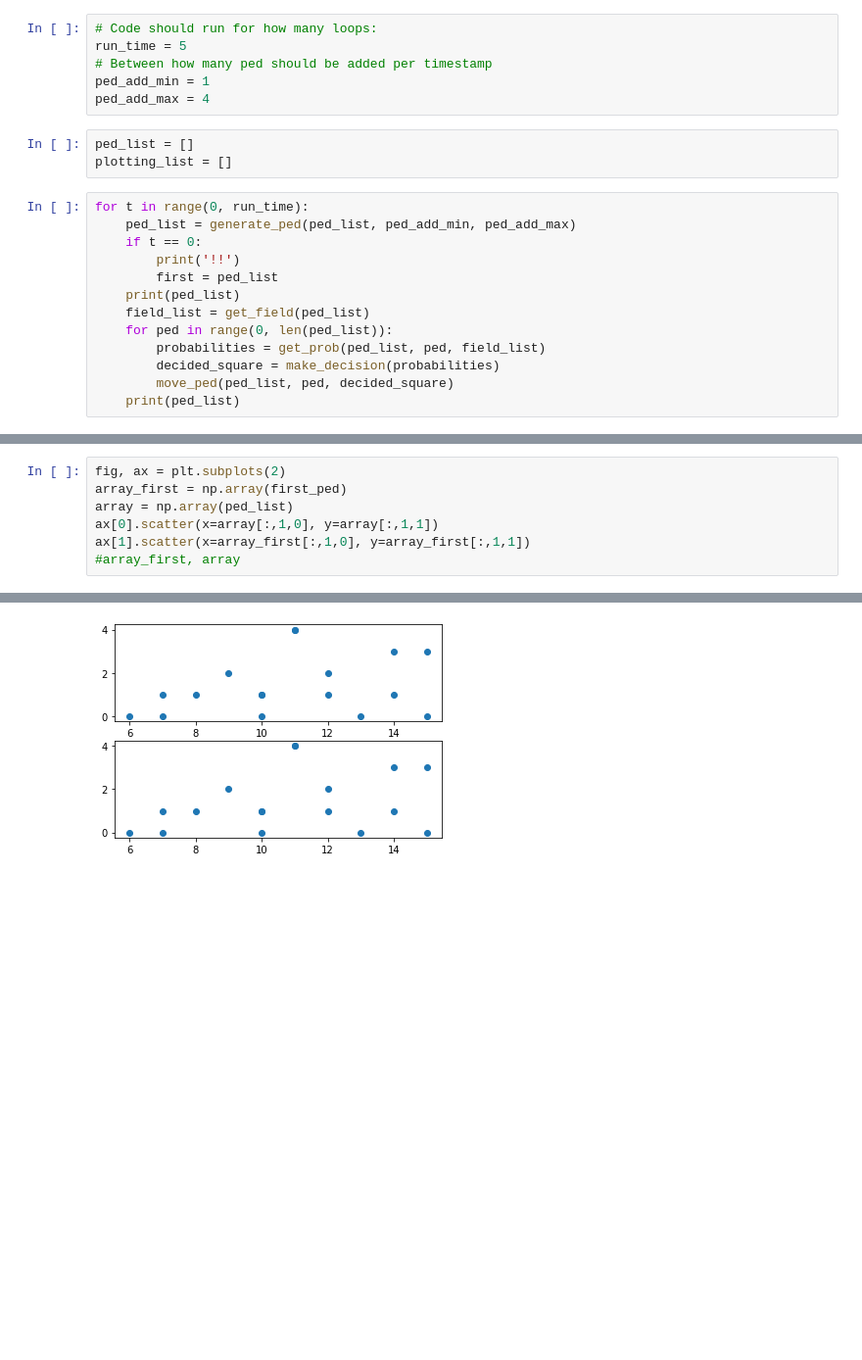
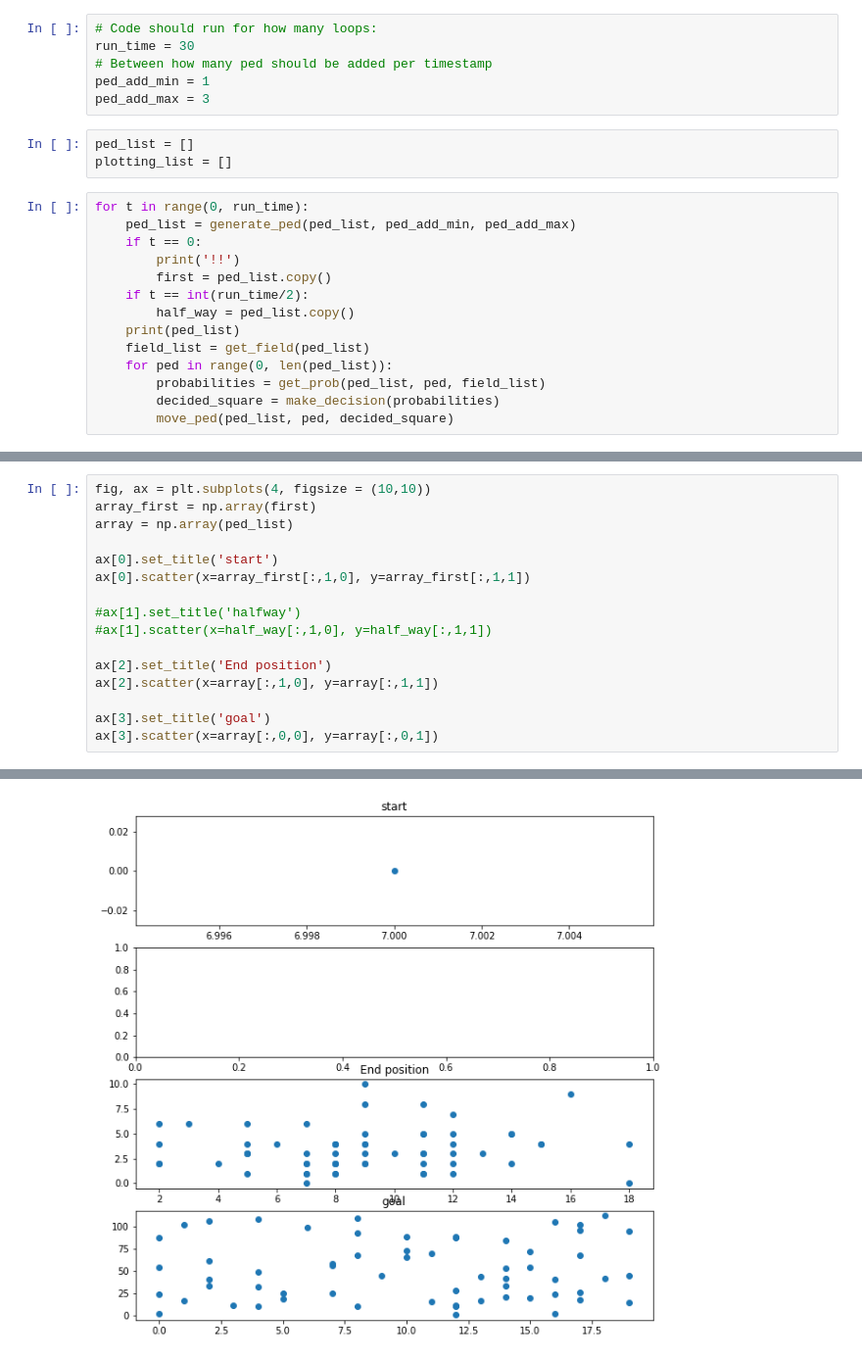
Before and after one commit to nielsvanesseveldt/Sociophysics2, a Jupyter notebook: joined_program.ipynb, the cells around one changed output, grey strips where cells are left out. Shown: that part at 98% size. Drawn from its saved outputs; the diff is of its cells as text; blank space fills up the shorter version.

```diff
--- a/joined_program.ipynb
+++ b/joined_program.ipynb
@@ -9,10 +10,10 @@ import matplotlib.pyplot as plt
 Input:
 # %%
 # Code should run for how many loops:
-run_time = 5
+run_time = 30
 # Between how many ped should be added per timestamp
 ped_add_min = 1
-ped_add_max = 4
+ped_add_max = 3
 # %%
 ped_list = []
 plotting_list = []
@@ -21,13 +22,14 @@ for t in range(0, run_time):
     ped_list = generate_ped(ped_list, ped_add_min, ped_add_max)
     if t == 0:
         print('!!')
-        first = ped_list
+        first = ped_list.copy()
+    if t == int(run_time/2):
+        half_way = ped_list.copy()
     print(ped_list)
     field_list = get_field(ped_list)
     for ped in range(0, len(ped_list)):
         probabilities = get_prob(ped_list, ped, field_list)
         decided_square = make_decision(probabilities)
         move_ped(ped_list, ped, decided_square)
-    print(ped_list)
 # %% [output]
 !!
@@ -65,10 +76,19 @@ ped_list
 # %%
-fig, ax = plt.subplots(2)
-array_first = np.array(first_ped)
+fig, ax = plt.subplots(4, figsize = (10,10))
+array_first = np.array(first)
 array = np.array(ped_list)
-ax[0].scatter(x=array[:,1,0], y=array[:,1,1])
-ax[1].scatter(x=array_first[:,1,0], y=array_first[:,1,1])
-#array_first, array
+
+ax[0].set_title('start')
+ax[0].scatter(x=array_first[:,1,0], y=array_first[:,1,1])
+
+#ax[1].set_title('halfway')
+#ax[1].scatter(x=half_way[:,1,0], y=half_way[:,1,1])
+
+ax[2].set_title('End position')
+ax[2].scatter(x=array[:,1,0], y=array[:,1,1])
+
+ax[3].set_title('goal')
+ax[3].scatter(x=array[:,0,0], y=array[:,0,1])
 # %% [output]
 <matplotlib.collections.PathCollection at 0x...>
-[figure, old version]
+[figure, new version]
```
Also changed, not shown: parts of 8 cells of this notebook, 2 other files.
